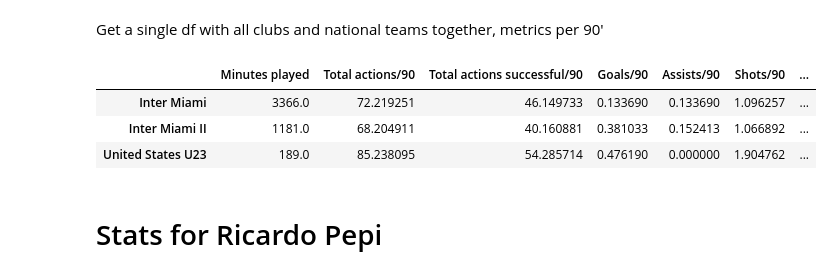
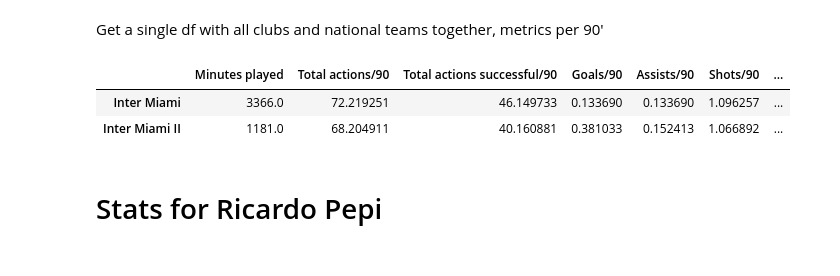
Before and after one commit to Tommy-Las/FootballAnalytics-FinalProject, a Jupyter notebook: player_stats.ipynb, the cells around one changed output. Drawn from its saved outputs; the diff is of its cells as text; code cells hidden in the pictures.

```diff
--- a/player_stats.ipynb
+++ b/player_stats.ipynb
@@ -211,30 +214,29 @@ Get a single df with all clubs and national teams together, metrics per 90'
 # %%
 cols = ["Team", 'Minutes played',
         'Total actions', 'Total actions successful', 'Goals', 'Assists',
         'Shots', 'Shots on target', 'xG', 'Passes', 'Passes accurate',
         'Long passes', 'Long passes accurate', 'Crosses', 'Crosses accurate',
         'Dribbles', 'Dribbles successful', 'Duels', 'Duels won', 'Aerial duels',
         'Aerial duels won', 'Interceptions', 'Losses', 'Losses own half',
         'Recoveries', 'Recoveries opp. half', 'Yellow card', 'Red card',
         'Defensive duels', 'Defensive duels won', 'Loose ball duels',
         'Loose ball duels won', 'Sliding tackles', 'Sliding tackles successful',
         'Clearances', 'Fouls', 'Yellow cards', 'Red cards', 'Shot assists',
         'Offensive duels', 'Offensive duels won', 'Touches in penalty area',
         'Offsides', 'Progressive runs', 'Fouls suffered', 'Through passes',
         'Through passes accurate', 'xA', 'Second assists',
         'Passes to final third', 'Passes to final third accurate',
         'Passes to penalty area', 'Passes to penalty area accurate',
         'Received passes', 'Forward passes', 'Forward passes accurate',
         'Back passes', 'Back passes accurate']
 
-teams = ["Inter Miami", "Inter Miami II", "United States U23"]
+teams = ["Inter Miami", "Inter Miami II"]
 cremaschi_teams_df = df_all_teams(cremaschi_df, teams, cols)
 cremaschi_teams_df
 # %% [output]
 |  | Minutes played | Total actions/90 | Total actions successful/90 | Goals/90 | Assists/90 | Shots/90 | ... |
 | Inter Miami | 3366.0 | 72.219251 | 46.149733 | 0.133690 | 0.133690 | 1.096257 | ... |
 | Inter Miami II | 1181.0 | 68.204911 | 40.160881 | 0.381033 | 0.152413 | 1.066892 | ... |
-| United States U23 | 189.0 | 85.238095 | 54.285714 | 0.476190 | 0.000000 | 1.904762 | ... |
 # %% [markdown]
 # Stats for Ricardo Pepi
 # %% [markdown]
```
Also changed, not shown: parts of 11 cells of this notebook.
